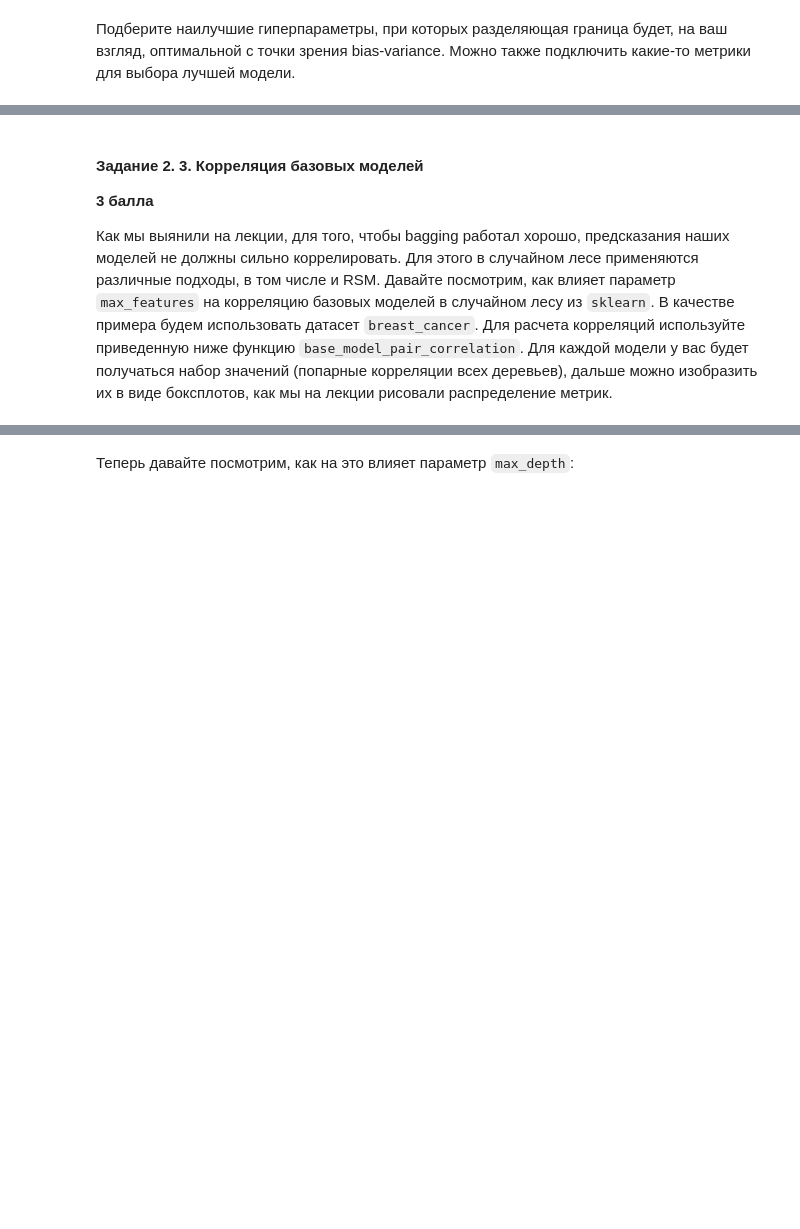
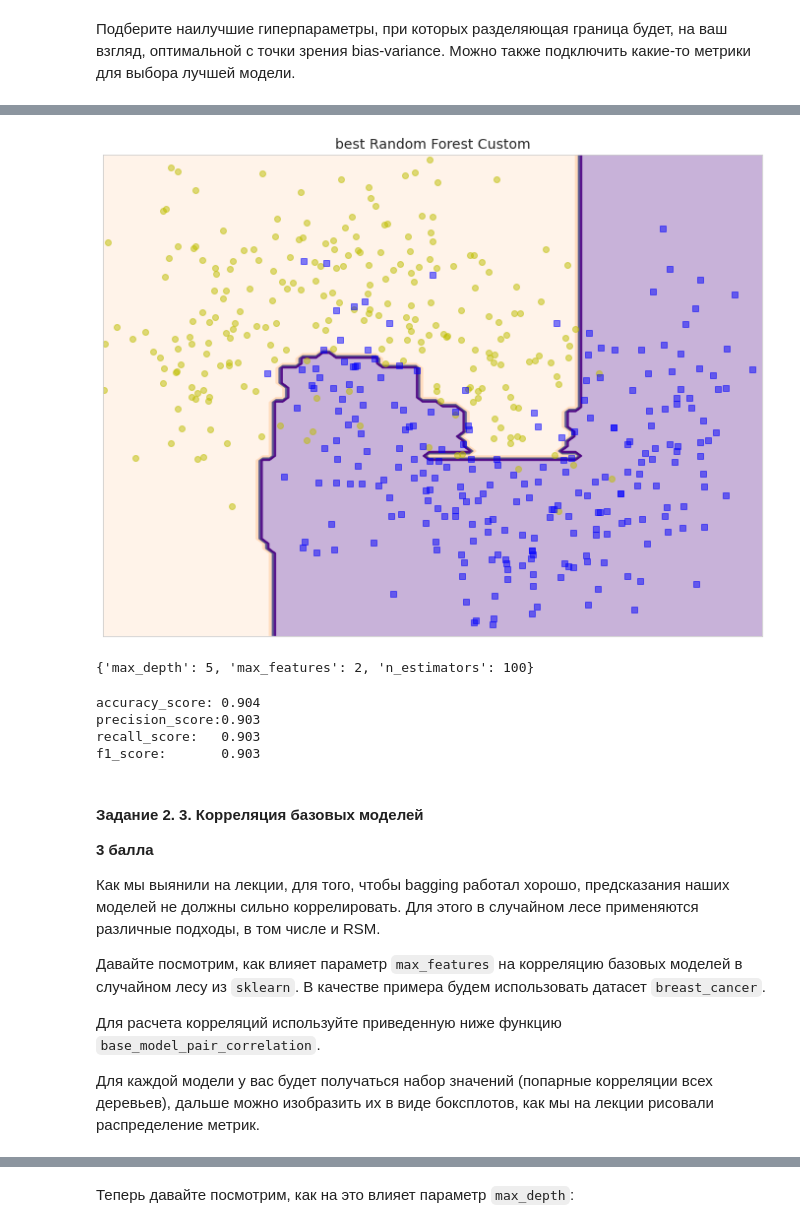
Before and after one commit to Freddsle/BI_ML_2021, a Jupyter notebook: l5_ensembles/code/Ensembles.ipynb, the cells around one changed output, grey strips where cells are left out. Drawn from its saved outputs; the diff is of its cells as text; code cells hidden in the pictures; blank space fills up the shorter version.

```diff
--- a/l5_ensembles/code/Ensembles.ipynb
+++ b/l5_ensembles/code/Ensembles.ipynb
@@ -225,9 +279,57 @@ plt.show()
+# %%
+from sklearn.model_selection import GridSearchCV
+
+dt_model = GridSearchCV(RandomForestClassifierCustom(),
+                          {"max_depth": list(range(1,15)),
+                           'n_estimators': [100, 200, 300, 400, 500],
+                           'max_features': [1, 2]},
+                        scoring='f1', cv=5, n_jobs=2
+                        ).fit(X_train, y_train)
+# %%
+best_rf = dt_model.best_estimator_
+
+best_rf.fit(X_train, y_train)
+
+plot_decision_boundary(best_rf, X, y)
+plt.title("best Random Forest Custom", fontsize=14)
+plt.subplots_adjust()
+plt.xlabel("")
+plt.ylabel("")
+plt.xticks([], [])
+plt.yticks([], []);
+# %% [output]
+[figure, added]
+# %%
+dt_model.best_params_
+# %% [output]
+{'max_depth': 5, 'max_features': 2, 'n_estimators': 100}
+# %%
+from sklearn.metrics import accuracy_score, precision_score, recall_score, f1_score
+
+y_pred = best_rf.predict(X_test)
+
+print(f'accuracy_score:\t{round(accuracy_score(y_test, y_pred), 4)}')
+print(f'precision_score:{round(precision_score(y_test, y_pred, average="macro"), 4)}')
+print(f'recall_score: \t{round(recall_score(y_test, y_pred, average="macro"), 4)}')
+print(f'f1_score: \t{round(f1_score(y_test, y_pred, average="macro"), 4)}')
+# %% [output]
+accuracy_score: 0.904
+precision_score:0.903
+recall_score:   0.903
+f1_score:       0.903
 # %% [markdown]
 #### Задание 2. 3. Корреляция базовых моделей
 
 **3 балла**
 
-Как мы выянили на лекции, для того, чтобы bagging работал хорошо, предсказания наших моделей не должны сильно коррелировать. Для этого в случайном лесе применяются различные подходы, в том числе и RSM. Давайте посмотрим, как влияет параметр `max_features` на корреляцию базовых моделей в случайном лесу из `sklearn`. В качестве примера будем использовать датасет `breast_cancer`. Для расчета корреляций используйте приведенную ниже функцию `base_model_pair_correlation`. Для каждой модели у вас будет получаться набор значений (попарные корреляции всех деревьев), дальше можно изобразить их в виде боксплотов, как мы на лекции рисовали распределение метрик.
+Как мы выянили на лекции, для того, чтобы bagging работал хорошо, предсказания наших моделей не должны сильно коррелировать. Для этого в случайном лесе применяются различные подходы, в том числе и RSM.
+
+Давайте посмотрим, как влияет параметр `max_features` на корреляцию базовых моделей в случайном лесу из `sklearn`.
+В качестве примера будем использовать датасет `breast_cancer`.
+
+Для расчета корреляций используйте приведенную ниже функцию `base_model_pair_correlation`.
+
+Для каждой модели у вас будет получаться набор значений (попарные корреляции всех деревьев), дальше можно изобразить их в виде боксплотов, как мы на лекции рисовали распределение метрик.
 # %%
 # Функция для расчета попарных корреляций базовых моделей в случайном лесу
 def base_model_pair_correlation(ensemble, X):
```
Also changed, not shown: parts of 26 cells of this notebook, 3 other files.
